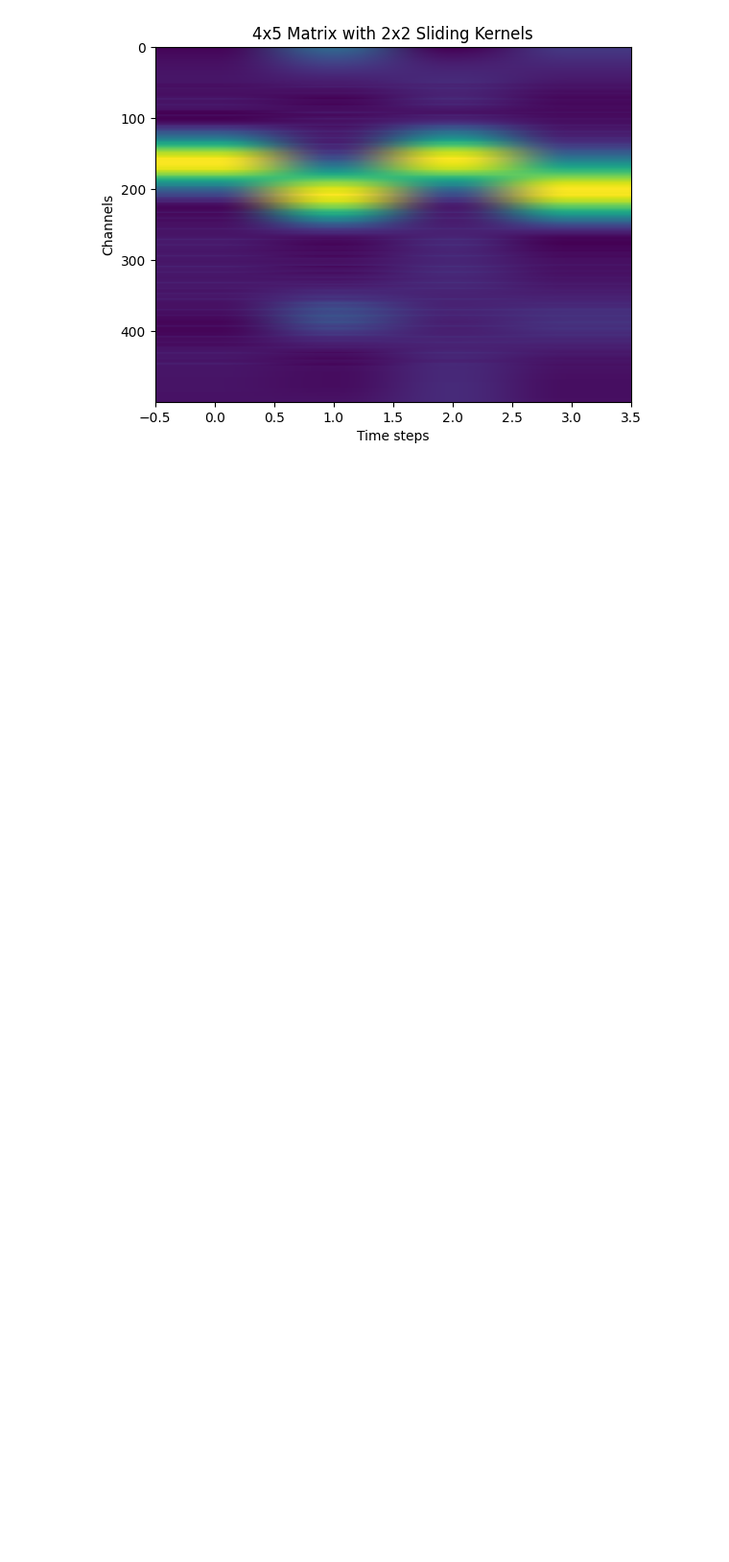
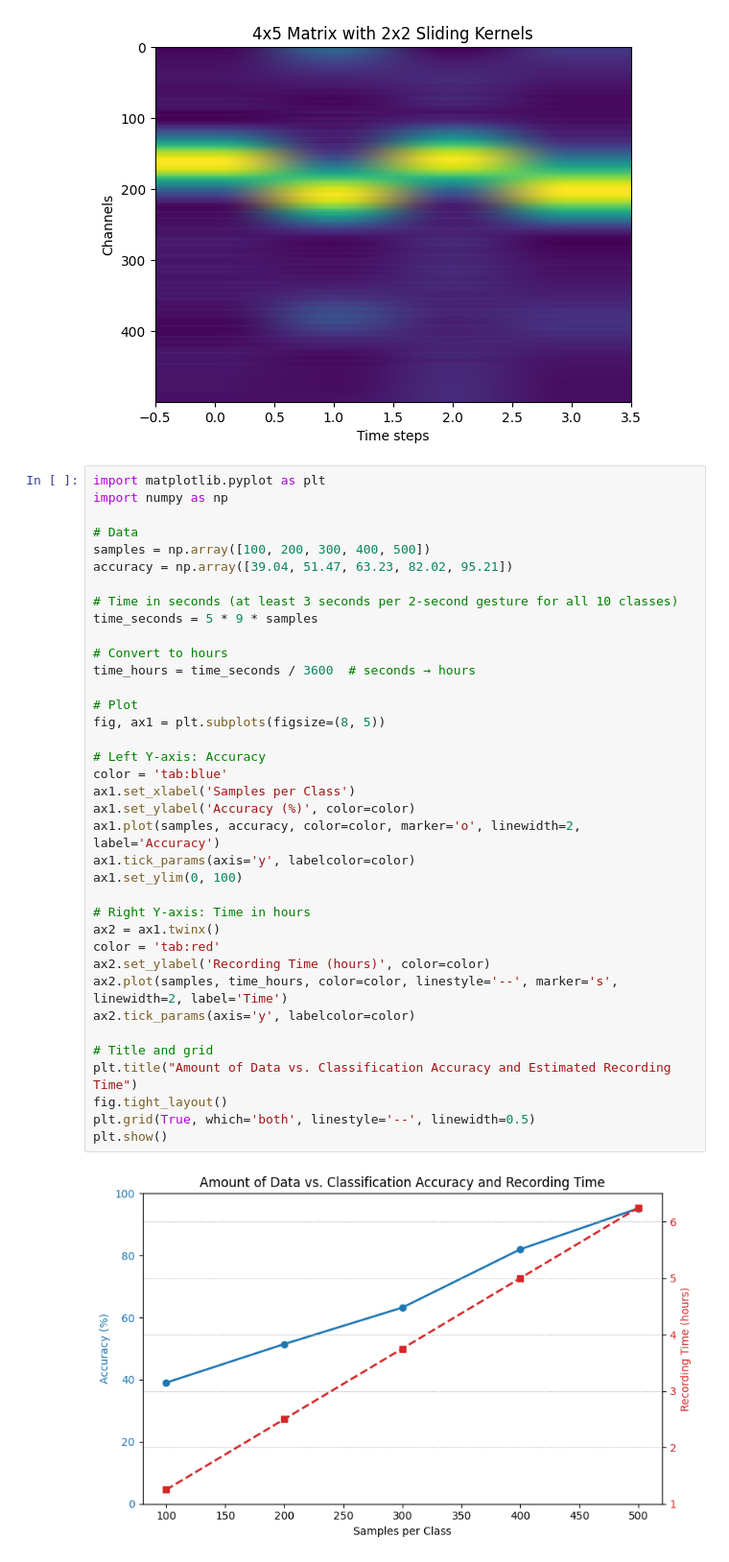
Before and after one commit to einstein8612/vlc-project, a Jupyter notebook: test.ipynb, the cells around one changed output. Shown at 96% size. Saved outputs shown, nothing was run; the diff lists cells and outputs as text; blank space fills up the shorter version.

```diff
--- a/test.ipynb
+++ b/test.ipynb
@@ -64,3 +64,42 @@ plt.ylabel("Channels")
 plt.show()
 # %% [output]
 [figure]
+# %%
+import matplotlib.pyplot as plt
+import numpy as np
+
+# Data
+samples = np.array([100, 200, 300, 400, 500])
+accuracy = np.array([39.04, 51.47, 63.23, 82.02, 95.21])
+
+# Time in seconds (at least 3 seconds per 2-second gesture for all 10 classes)
+time_seconds = 5 * 9 * samples
+
+# Convert to hours
+time_hours = time_seconds / 3600  # seconds → hours
+
+# Plot
+fig, ax1 = plt.subplots(figsize=(8, 5))
+
+# Left Y-axis: Accuracy
+color = 'tab:blue'
+ax1.set_xlabel('Samples per Class')
+ax1.set_ylabel('Accuracy (%)', color=color)
+ax1.plot(samples, accuracy, color=color, marker='o', linewidth=2, label='Accuracy')
+ax1.tick_params(axis='y', labelcolor=color)
+ax1.set_ylim(0, 100)
+
+# Right Y-axis: Time in hours
+ax2 = ax1.twinx()
+color = 'tab:red'
+ax2.set_ylabel('Recording Time (hours)', color=color)
+ax2.plot(samples, time_hours, color=color, linestyle='--', marker='s', linewidth=2, label='Time')
+ax2.tick_params(axis='y', labelcolor=color)
+
+# Title and grid
+plt.title("Amount of Data vs. Classification Accuracy and Estimated Recording Time")
+fig.tight_layout()
+plt.grid(True, which='both', linestyle='--', linewidth=0.5)
+plt.show()
+# %% [output]
+[figure, added]
```
Also changed, not shown: 20 other files.
